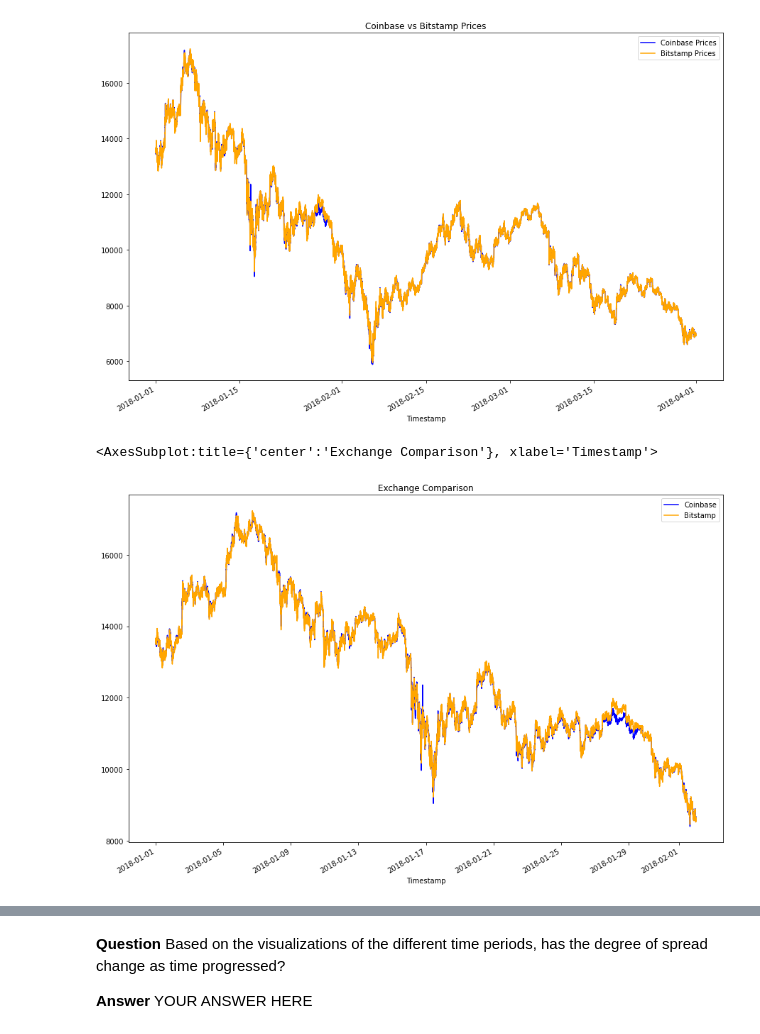
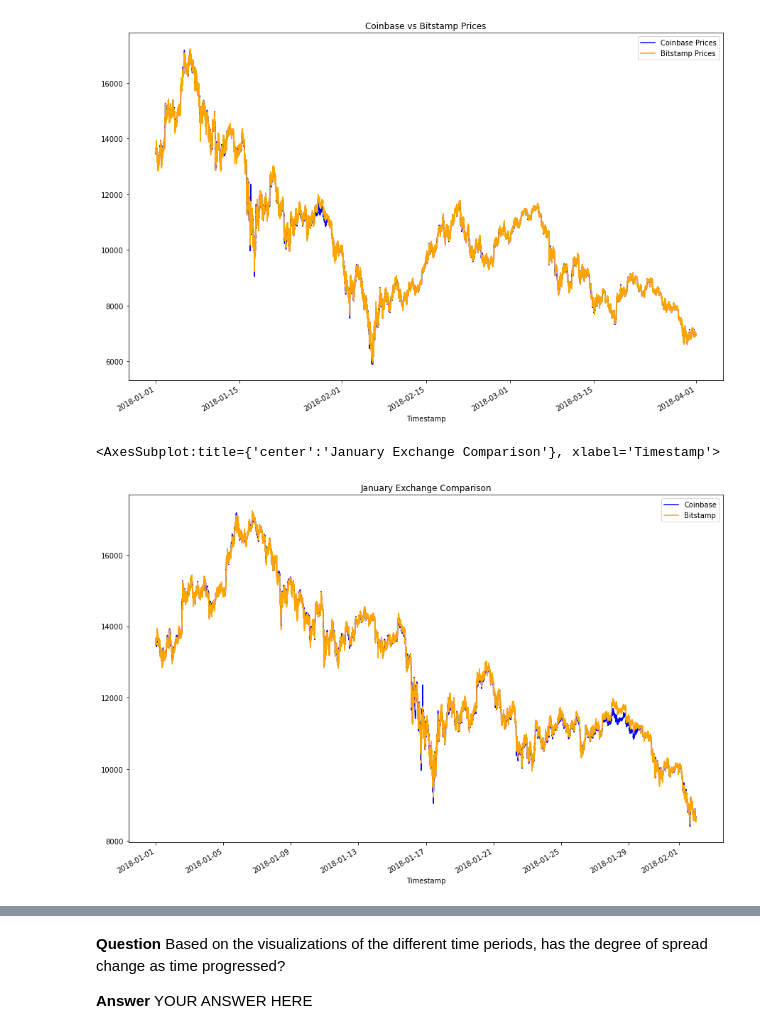
Before and after one commit to chaimkriger/Challenge-3, a Jupyter notebook: Starter_Code/crypto_arbitrage.ipynb, the cells around one changed output, grey strips where cells are left out. Saved outputs shown, nothing was run; the diff lists cells and outputs as text; code cells hidden in the pictures.

```diff
--- a/Starter_Code/crypto_arbitrage.ipynb
+++ b/Starter_Code/crypto_arbitrage.ipynb
@@ -352,12 +352,12 @@ bitstamp['Close'].plot(legend=True, figsize=(15, 10), color='Orange', label='Bit
 # %%
 # Using the loc and plot functions, create an overlay plot that visualizes
 # the price action of both DataFrames for a one month period early in the dataset
 # Be sure to include the parameters: legend, figure size, title, and color and label
-coinbase['Close'].loc['2018-01-01' : '2018-02-01'].plot(legend=True, figsize=(15, 10), title='Exchange Comparison', color='blue', label='Coinbase')
+coinbase['Close'].loc['2018-01-01' : '2018-02-01'].plot(legend=True, figsize=(15, 10), title='January Exchange Comparison', color='blue', label='Coinbase')
 bitstamp['Close'].loc['2018-01-01' : '2018-02-01'].plot(legend=True, figsize=(15, 10), color='orange', label='Bitstamp')
 # %% [output]
-<AxesSubplot:title={'center':'Exchange Comparison'}, xlabel='Timestamp'>
+<AxesSubplot:title={'center':'January Exchange Comparison'}, xlabel='Timestamp'>
-[figure, old version]
+[figure, new version]
 # %%
 # Using the loc and plot functions, create an overlay plot that visualizes
 # the price action of both DataFrames for a one month period later in the dataset
```
Also changed, not shown: parts of 42 cells of this notebook.
